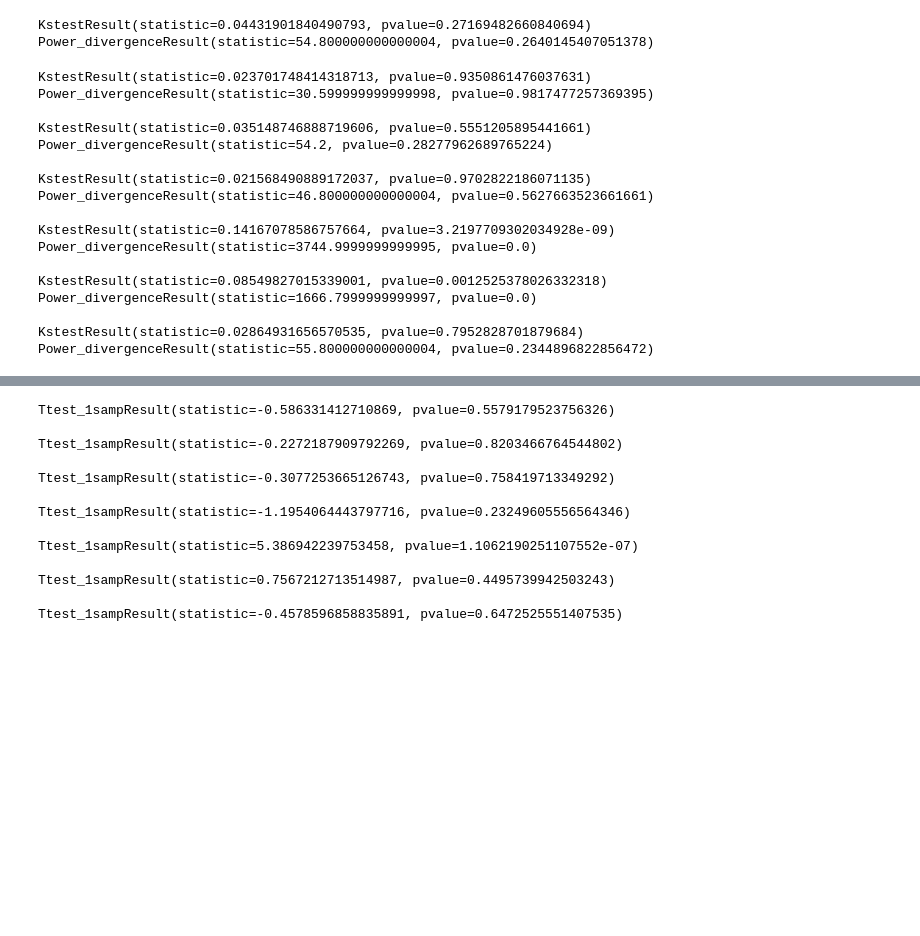
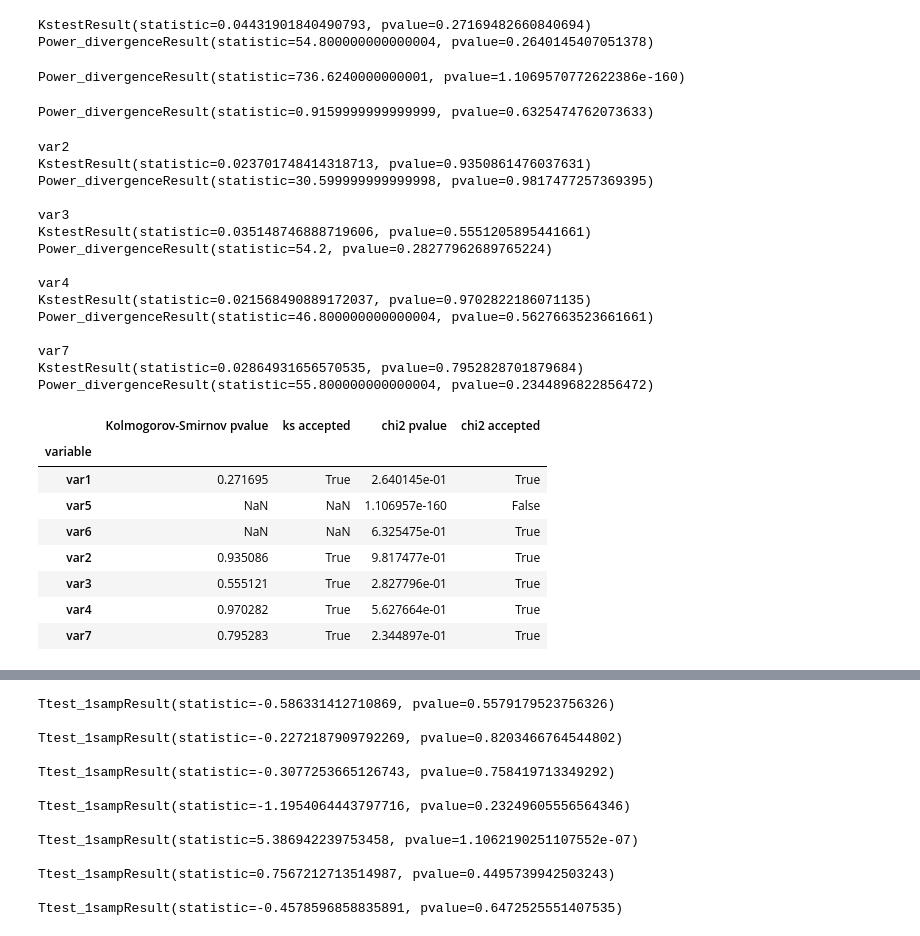
Before and after one commit to vitamin1312/Statistics, a Jupyter notebook: Lab2/main.ipynb, the cells around one changed output, grey strips where cells are left out. Drawn from its saved outputs; the diff is of its cells as text; code cells hidden in the pictures; blank space fills up the shorter version.

```diff
--- a/Lab2/main.ipynb
+++ b/Lab2/main.ipynb
@@ -159,28 +183,76 @@ print(chisquaretest(val, 'uniform'))
 # %% [output]
 KstestResult(statistic=0.04431901840490793, pvalue=0.27169482660840694)
 Power_divergenceResult(statistic=54.800000000000004, pvalue=0.2640145407051378)
+# %%
+freqs, mean = get_freqs(df['var5'], lambda p: stats.binom.ppf(p, 12, 0.84), mean=160)
+
+expected_freqs = np.ones_like(freqs) * mean
+res_chi2 = stats.chisquare(freqs, expected_freqs)
+
+table_first['variable'].append('var5')
+table_first['Kolmogorov-Smirnov pvalue'].append(np.nan)
+table_first['ks accepted'].append(np.nan)
+table_first['chi2 pvalue'].append(res_chi2.pvalue)
+table_first['chi2 accepted'].append((res_chi2.pvalue > 0.05))
+res_chi2
+# %% [output]
+Power_divergenceResult(statistic=736.6240000000001, pvalue=1.1069570772622386e-160)
+# %%
+freqs, mean = get_freqs(df['var6'], lambda p: stats.poisson.ppf(p, 12), mean=160)
+expected_freqs = np.ones_like(freqs) * mean
+res_chi2 = stats.chisquare(freqs, expected_freqs)
+table_first['variable'].append('var6')
+table_first['Kolmogorov-Smirnov pvalue'].append(np.nan)
+table_first['ks accepted'].append(np.nan)
+table_first['chi2 pvalue'].append(res_chi2.pvalue)
+table_first['chi2 accepted'].append((res_chi2.pvalue > 0.05))
+res_chi2
+# %% [output]
+Power_divergenceResult(statistic=0.9159999999999999, pvalue=0.6325474762073633)
 # %%
-for col in df.columns[1:]:
+for col in nd_vars:
     mu = df[col].mean()
     sigma = df[col].std()
-    print(stats.kstest((df[col] - mu) / sigma, 'norm'))
-    print(chisquaretest((df[col] - mu) / sigma, 'norm'))
+    res_ks = stats.kstest((df[col] - mu) / sigma, 'norm')
+    res_chi2 = chisquaretest((df[col] - mu) / sigma, 'norm')
+
+    table_first['variable'].append(col)
+    table_first['Kolmogorov-Smirnov pvalue'].append(res_ks.pvalue)
+    table_first['ks accepted'].append((res_ks.pvalue > 0.05))
+    table_first['chi2 pvalue'].append(res_chi2.pvalue)
+    table_first['chi2 accepted'].append((res_chi2.pvalue > 0.05))
+
+    print(col)
+    print(res_ks)
+    print(res_chi2)
     print()
 # %% [output]
+var2
 KstestResult(statistic=0.023701748414318713, pvalue=0.9350861476037631)
 Power_divergenceResult(statistic=30.599999999999998, pvalue=0.9817477257369395)
 
+var3
 KstestResult(statistic=0.035148746888719606, pvalue=0.5551205895441661)
 Power_divergenceResult(statistic=54.2, pvalue=0.28277962689765224)
 
+var4
 KstestResult(statistic=0.021568490889172037, pvalue=0.9702822186071135)
 Power_divergenceResult(statistic=46.800000000000004, pvalue=0.5627663523661661)
 
-KstestResult(statistic=0.14167078586757664, pvalue=3.2197709302034928e-09)
-Power_divergenceResult(statistic=3744.9999999999995, pvalue=0.0)
-
-KstestResult(statistic=0.08549827015339001, pvalue=0.0012525378026332318)
-Power_divergenceResult(statistic=1666.7999999999997, pvalue=0.0)
-
+var7
 KstestResult(statistic=0.02864931656570535, pvalue=0.7952828701879684)
 Power_divergenceResult(statistic=55.800000000000004, pvalue=0.2344896822856472)
+# %%
+first_table = pd.DataFrame(table_first)
+first_table = first_table.set_index('variable')
+first_table
+# %% [output]
+|  | Kolmogorov-Smirnov pvalue | ks accepted | chi2 pvalue | chi2 accepted |
+| variable |  |  |  |  |
+| var1 | 0.271695 | True | 2.640145e-01 | True |
+| var5 | NaN | NaN | 1.106957e-160 | False |
+| var6 | NaN | NaN | 6.325475e-01 | True |
+| var2 | 0.935086 | True | 9.817477e-01 | True |
+| var3 | 0.555121 | True | 2.827796e-01 | True |
+| var4 | 0.970282 | True | 5.627664e-01 | True |
+| var7 | 0.795283 | True | 2.344897e-01 | True |
```
Also changed, not shown: parts of 33 cells of this notebook.
